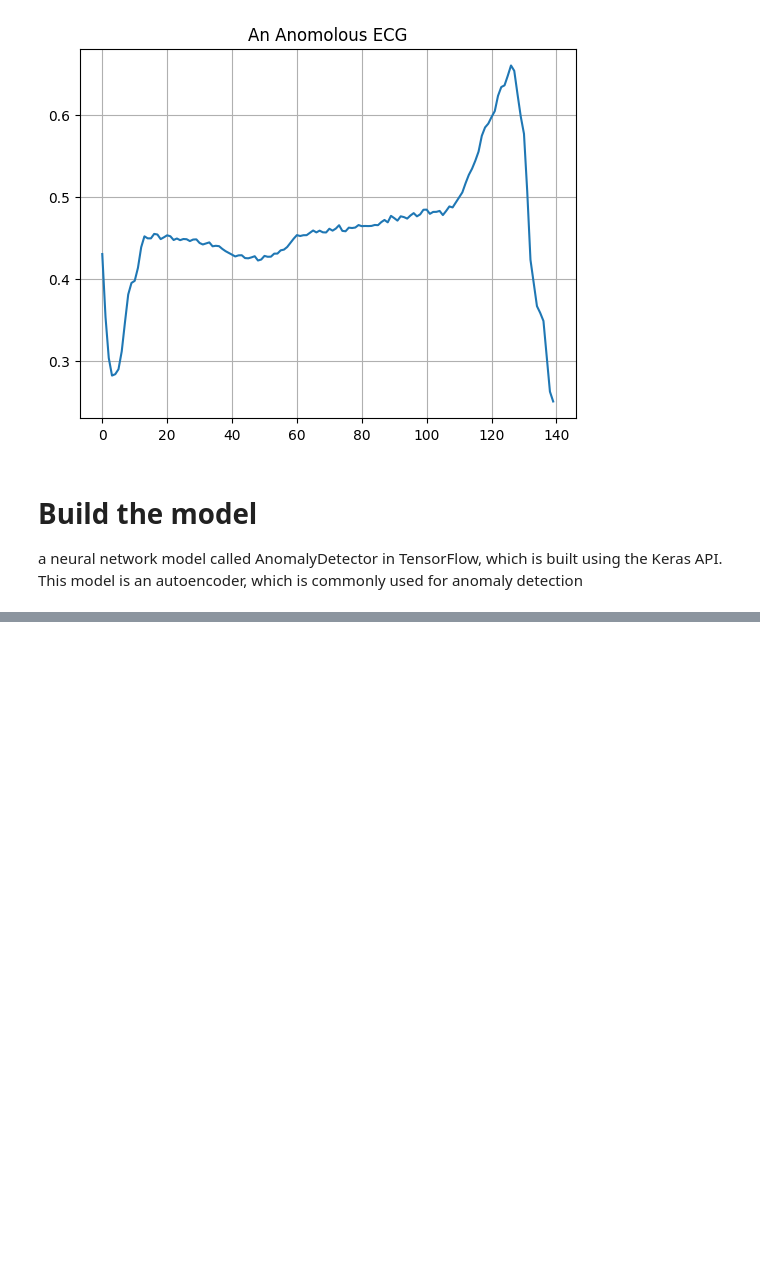
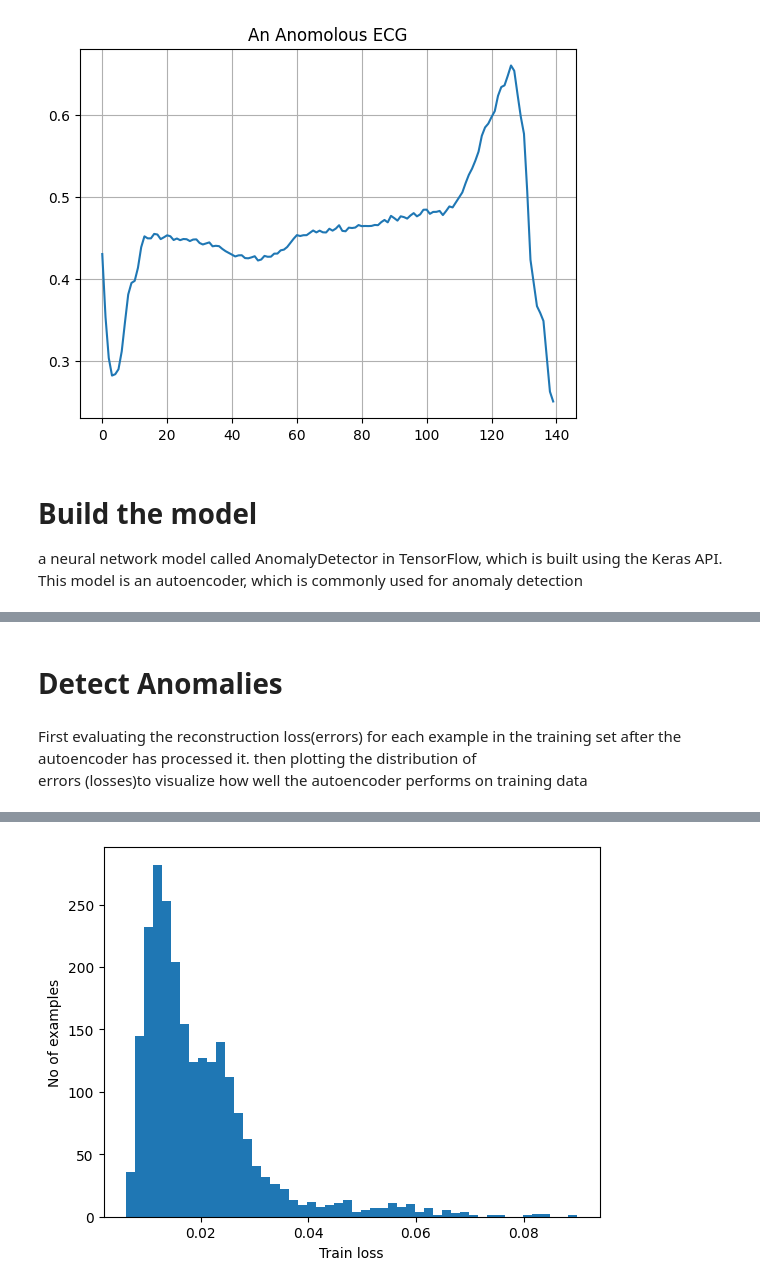
Before and after one commit to mohamadtorres/abnomalydetrection_autoencoder, a Jupyter notebook: autoencoder_abnomaly.ipynb, the cells around one changed output, grey strips where cells are left out. Saved outputs shown, nothing was run; the diff lists cells and outputs as text; code cells hidden in the pictures; blank space fills up the shorter version.

```diff
--- a/autoencoder_abnomaly.ipynb
+++ b/autoencoder_abnomaly.ipynb
@@ -158,0 +235,14 @@ autoencoder.compile(optimizer='adam', loss='mae')
+# %% [markdown]
+# Detect Anomalies
+# %% [markdown]
+First evaluating the reconstruction loss(errors) for each example in the training set after the autoencoder has processed it. then plotting the distribution of <br>errors (losses)to visualize how well the autoencoder performs on training data
+# %%
+reconstructions = autoencoder.predict(normal_train_data) #passes the normal_train_data through the autoencoder>first encode the input
+#>>the result reconstrcution contains the auto encoders RECONSTRUCTED version>> represent the model best attempt
+train_loss = tf.keras.losses.mae(reconstructions, normal_train_data) #calculates the mae between reconstruction and normal_train_data
+#mae calculates the absolute difference between each point in original and reconstructed data
+plt.hist(train_loss[None,:], bins=50)
+plt.xlabel("Train loss")
+plt.ylabel("No of examples")
+plt.show()
+# %% [output]
@@ -158,0 +250 @@ autoencoder.compile(optimizer='adam', loss='mae')
+[figure, added]
```
Also changed, not shown: parts of 10 cells of this notebook.
